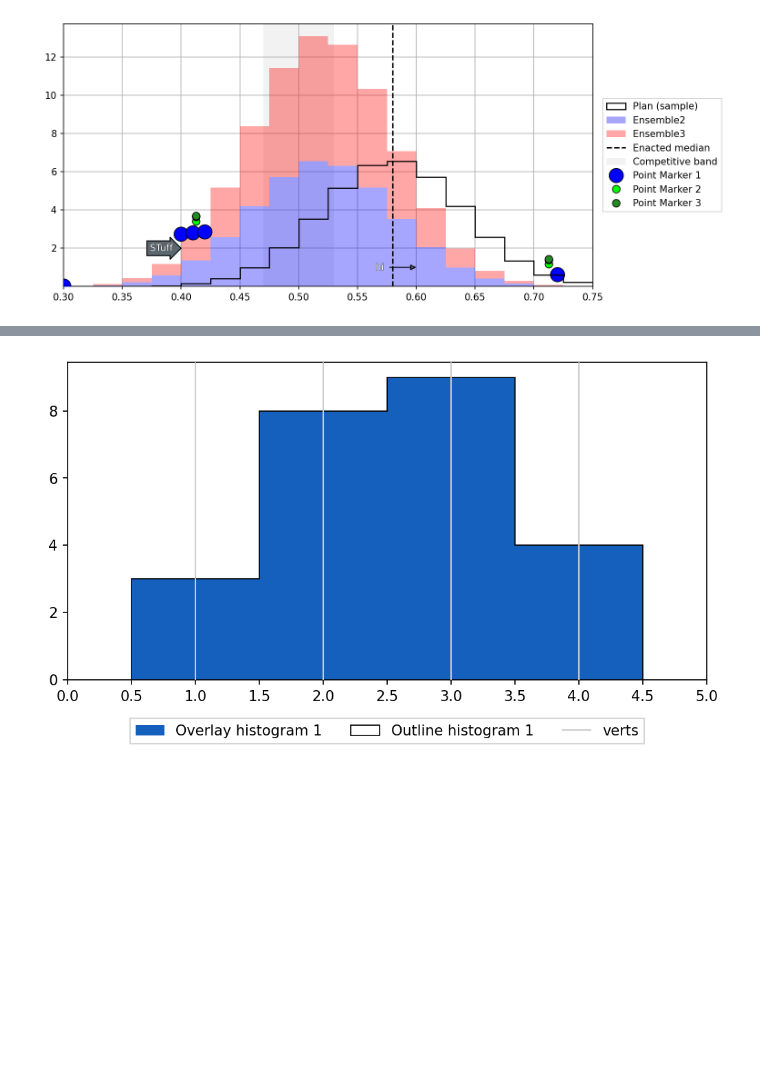
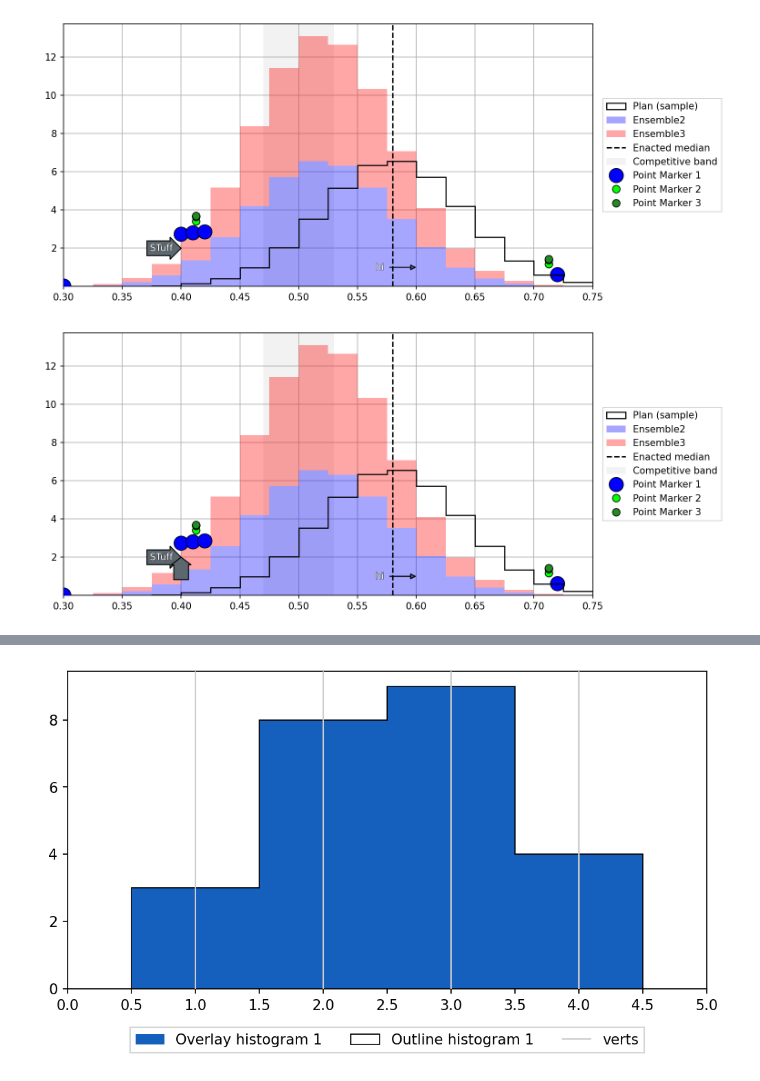
Before and after one commit to peterrrock2/gerrytools-dev, a Jupyter notebook: user_guide/notebooks/making_plots copy.ipynb, the cells around one changed output, grey strips where cells are left out. Saved outputs shown, nothing was run; the diff lists cells and outputs as text; code cells hidden in the pictures; blank space fills up the shorter version.

```diff
--- a/user_guide/notebooks/making_plots copy.ipynb
+++ b/user_guide/notebooks/making_plots copy.ipynb
@@ -603,8 +675,8 @@ h = Histogram(
     figure_size=(10, 5),
     dpi=150,
     include_legend=True,
-    grid=False,
 )
+h.disable_grid()
 
 # main filled histogram
 # h.add_histogram(
@@ -660,10 +732,6 @@ h.add_histogram(
 )
 
 
-
-
-
-
 # outline histogram overlay
 h.add_histogram(
     plan,
@@ -701,29 +769,36 @@ h.add_vertical_band(
 )
 
 # (optional) tighten x limits / ticks
-h.set_xlimits(0.30, 0.75)
+h.set_xlim(0.30, 0.75)
 h.set_yaxis_tick_style(size=10)
 h.set_xaxis_tick_style(size=10)
 # h.update_ytick_values(locations=[], labels=[])
-h.add_points_above([0.2, 0.3, 0.4,0.41,0.42, 0.72], centered_on_bin=False, facecolor="blue", markersize=15)
-h.add_points_above([0.2, 0.3, 0.4, 0.72], centered_on_bin=True, facecolor="green", markersize=8, y_offset=0.5)
-h.add_points_above([-200, 0.3, 0.4,0.42,0.41, 0.72, 0.72], centered_on_bin=True, facecolor="forestgreen", markersize=8, y_offset=0.2)
+h.add_points_above(
+    [0.2, 0.3, 0.4, 0.41, 0.42, 0.72], centered_on_bin=False, facecolor="blue", markersize=15
+)
+h.add_points_above(
+    [0.2, 0.3, 0.4, 0.72], centered_on_bin=True, facecolor="green", markersize=8, y_offset=0.5
+)
+h.add_points_above(
+    [-200, 0.3, 0.4, 0.42, 0.41, 0.72, 0.72],
+    centered_on_bin=True,
+    facecolor="forestgreen",
+    markersize=8,
+    y_offset=0.2,
+)
 # h.add_points([0.2, 0.3, 0.4, 0.7, 0.5], centered=True, y_offset=0.1, facecolor="ensemble:recomb", markeredgewidth=1)
 h.set_bins_by_width(0.03)
 h.set_bins(np.arange(0, 1.05, 0.025))
 h.transform_to_density()
 from gerrytools.plotting import TextArrowStyle
+
 h.grid = True
-h.add_text_arrow(
-    (0.4,2),
-    "right",
-    text="STuff"
-)
+h.add_text_arrow((0.4, 2), "right", text="STuff")
 h.add_label_arrow(
-    (0.6,1),
+    (0.6, 1),
     "right",
     text="hi",
-    arrow_length=5
+    arrow_length=5,
     # textstyle = AnnotationArrowTextStyle(
     #     fontcolor="black",
     # )
@@ -734,16 +809,18 @@ h.show()
 # %%
 h.grid = True
 h.add_text_arrow(
-    (0.4,2),
+    (0.4, 2),
     "up",
 )
 h.add_label_arrow(
-    (0.6,1),
+    (0.6, 1),
     "right",
     text="hi",
-    arrow_length=5
+    arrow_length=5,
     # textstyle = AnnotationArrowTextStyle(
     #     fontcolor="black",
     # )
 )
 h.show()
+# %% [output]
+[figure, added]
```
Also changed, not shown: parts of 16 cells of this notebook, 19 other files.
